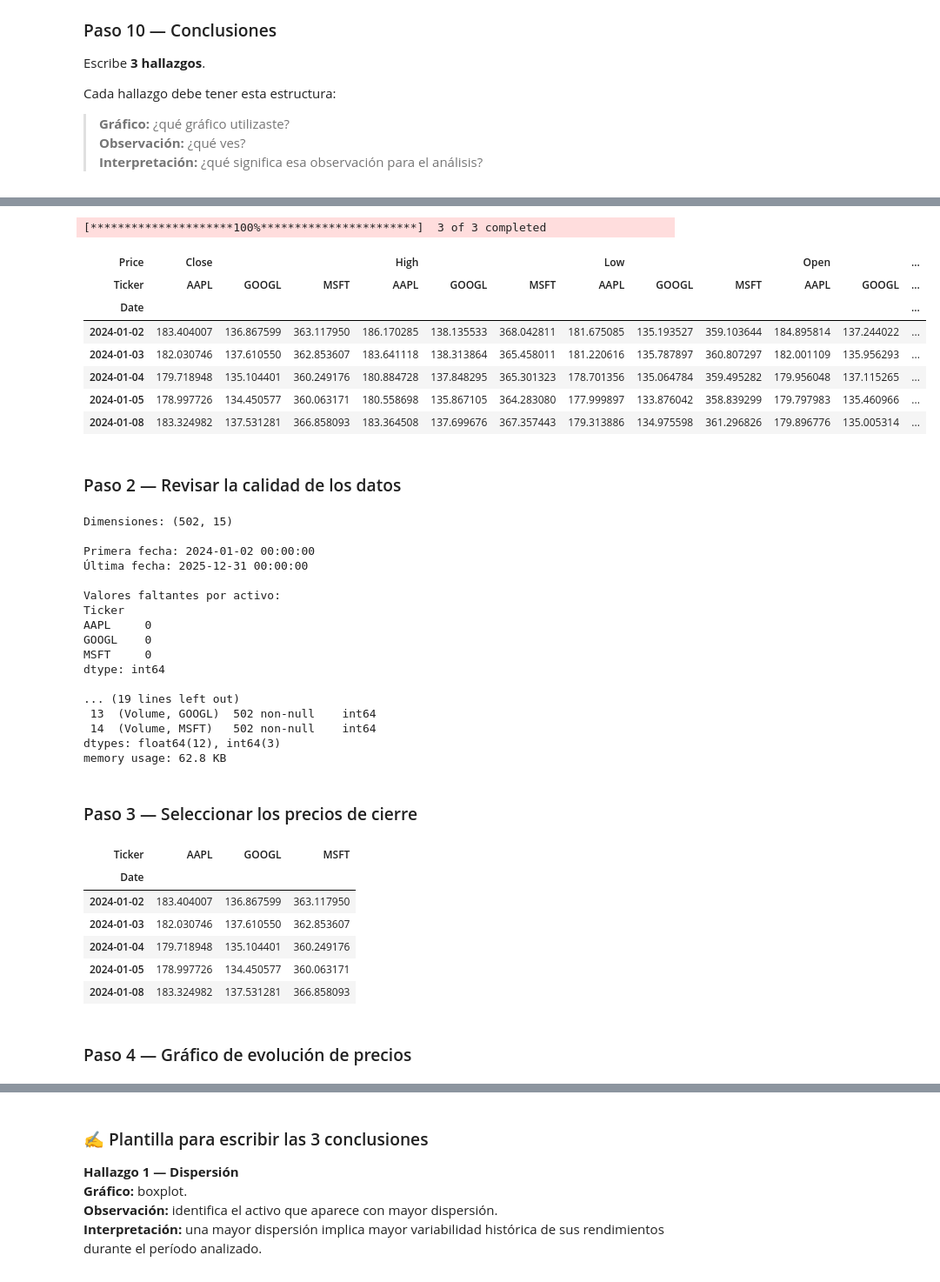
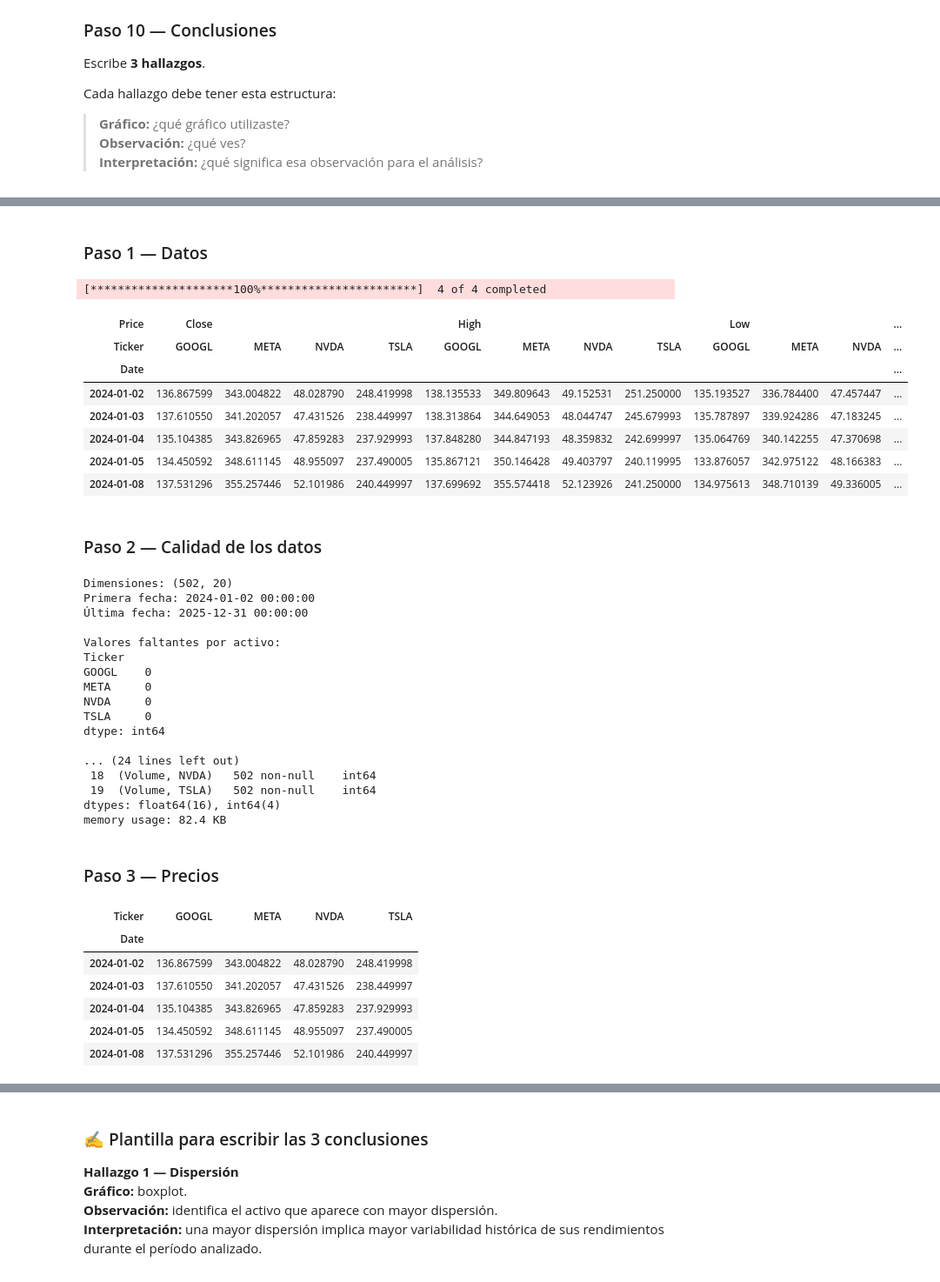
Before and after one commit to marianagomez3108-spec/Facturacion, a Jupyter notebook: EDA_Portafolio_Matplotlib_Seaborn_yfinance.ipynb, the cells around one changed output, grey strips where cells are left out. Shown at 87% size. Cells and saved outputs as stored; diff of their text form; code cells hidden in the pictures.

```diff
--- a/EDA_Portafolio_Matplotlib_Seaborn_yfinance.ipynb
+++ b/EDA_Portafolio_Matplotlib_Seaborn_yfinance.ipynb
@@ -1245,71 +1253,69 @@ Código completo del mini-proyecto
+# %% [markdown]
+### Paso 1 — Datos
 # %%
-# Paso 1
-activos_proyecto = ["AAPL", "MSFT", "GOOGL"]
+activos_proyecto = ["NVDA", "GOOGL", "META", "TSLA"]
 
 precios_proyecto = yf.download(
     activos_proyecto,
     start="2024-01-01",
     end="2026-01-01",
     auto_adjust=True
 )
 
 precios_proyecto.head()
 # %% [output]
-[*********************100%***********************]  3 of 3 completed
+[*********************100%***********************]  4 of 4 completed
-| Price | Close |  |  | High |  |  | Low |  |  | Open |  | ... |
-| Ticker | AAPL | GOOGL | MSFT | AAPL | GOOGL | MSFT | AAPL | GOOGL | MSFT | AAPL | GOOGL | ... |
+| Price | Close |  |  |  | High |  |  |  | Low |  |  | ... |
+| Ticker | GOOGL | META | NVDA | TSLA | GOOGL | META | NVDA | TSLA | GOOGL | META | NVDA | ... |
 | Date |  |  |  |  |  |  |  |  |  |  |  | ... |
-| 2024-01-02 | 183.404007 | 136.867599 | 363.117950 | 186.170285 | 138.135533 | 368.042811 | 181.675085 | 135.193527 | 359.103644 | 184.895814 | 137.244022 | ... |
-| 2024-01-03 | 182.030746 | 137.610550 | 362.853607 | 183.641118 | 138.313864 | 365.458011 | 181.220616 | 135.787897 | 360.807297 | 182.001109 | 135.956293 | ... |
-| 2024-01-04 | 179.718948 | 135.104401 | 360.249176 | 180.884728 | 137.848295 | 365.301323 | 178.701356 | 135.064784 | 359.495282 | 179.956048 | 137.115265 | ... |
-| 2024-01-05 | 178.997726 | 134.450577 | 360.063171 | 180.558698 | 135.867105 | 364.283080 | 177.999897 | 133.876042 | 358.839299 | 179.797983 | 135.460966 | ... |
-| 2024-01-08 | 183.324982 | 137.531281 | 366.858093 | 183.364508 | 137.699676 | 367.357443 | 179.313886 | 134.975598 | 361.296826 | 179.896776 | 135.005314 | ... |
+| 2024-01-02 | 136.867599 | 343.004822 | 48.028790 | 248.419998 | 138.135533 | 349.809643 | 49.152531 | 251.250000 | 135.193527 | 336.784400 | 47.457447 | ... |
+| 2024-01-03 | 137.610550 | 341.202057 | 47.431526 | 238.449997 | 138.313864 | 344.649053 | 48.044747 | 245.679993 | 135.787897 | 339.924286 | 47.183245 | ... |
+| 2024-01-04 | 135.104385 | 343.826965 | 47.859283 | 237.929993 | 137.848280 | 344.847193 | 48.359832 | 242.699997 | 135.064769 | 340.142255 | 47.370698 | ... |
+| 2024-01-05 | 134.450592 | 348.611145 | 48.955097 | 237.490005 | 135.867121 | 350.146428 | 49.403797 | 240.119995 | 133.876057 | 342.975122 | 48.166383 | ... |
+| 2024-01-08 | 137.531296 | 355.257446 | 52.101986 | 240.449997 | 137.699692 | 355.574418 | 52.123926 | 241.250000 | 134.975613 | 348.710139 | 49.336005 | ... |
 # %% [markdown]
-### Paso 2 — Revisar la calidad de los datos
+### Paso 2 — Calidad de los datos
 # %%
 print("Dimensiones:", precios_proyecto.shape)
-print("\nPrimera fecha:", precios_proyecto.index.min())
+print("Primera fecha:", precios_proyecto.index.min())
 print("Última fecha:", precios_proyecto.index.max())
 
 print("\nValores faltantes por activo:")
 print(precios_proyecto["Close"].isna().sum())
 
-print("\nInformación general:")
+print("\nInformación del DataFrame:")
 precios_proyecto.info()
 # %% [output]
-Dimensiones: (502, 15)
-
+Dimensiones: (502, 20)
 Primera fecha: 2024-01-02 00:00:00
 Última fecha: 2025-12-31 00:00:00
 
 Valores faltantes por activo:
 Ticker
-AAPL     0
 GOOGL    0
-MSFT     0
+META     0
+NVDA     0
+TSLA     0
 dtype: int64
 
-... (19 lines left out)
- 13  (Volume, GOOGL)  502 non-null    int64
- 14  (Volume, MSFT)   502 non-null    int64
-dtypes: float64(12), int64(3)
-memory usage: 62.8 KB
+... (24 lines left out)
+ 18  (Volume, NVDA)   502 non-null    int64
+ 19  (Volume, TSLA)   502 non-null    int64
+dtypes: float64(16), int64(4)
+memory usage: 82.4 KB
 # %% [markdown]
-### Paso 3 — Seleccionar los precios de cierre
+### Paso 3 — Precios
 # %%
 cierre_proyecto = precios_proyecto["Close"].copy()
-
 cierre_proyecto.head()
 # %% [output]
-| Ticker | AAPL | GOOGL | MSFT |
-| Date |  |  |  |
-| 2024-01-02 | 183.404007 | 136.867599 | 363.117950 |
-| 2024-01-03 | 182.030746 | 137.610550 | 362.853607 |
-| 2024-01-04 | 179.718948 | 135.104401 | 360.249176 |
-| 2024-01-05 | 178.997726 | 134.450577 | 360.063171 |
-| 2024-01-08 | 183.324982 | 137.531281 | 366.858093 |
+| Ticker | GOOGL | META | NVDA | TSLA |
+| Date |  |  |  |  |
+| 2024-01-02 | 136.867599 | 343.004822 | 48.028790 | 248.419998 |
+| 2024-01-03 | 137.610550 | 341.202057 | 47.431526 | 238.449997 |
+| 2024-01-04 | 135.104385 | 343.826965 | 47.859283 | 237.929993 |
+| 2024-01-05 | 134.450592 | 348.611145 | 48.955097 | 237.490005 |
+| 2024-01-08 | 137.531296 | 355.257446 | 52.101986 | 240.449997 |
-# %% [markdown]
-### Paso 4 — Gráfico de evolución de precios
 # %%
 fig, ax = plt.subplots(figsize=(13, 6))
 
```
Also changed, not shown: parts of 40 cells of this notebook.
